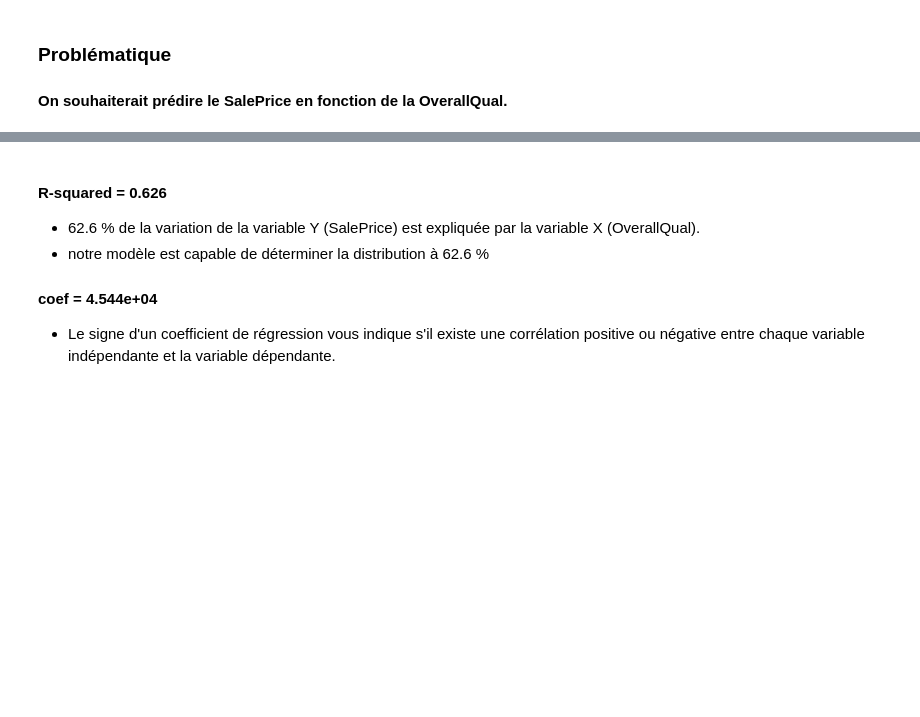
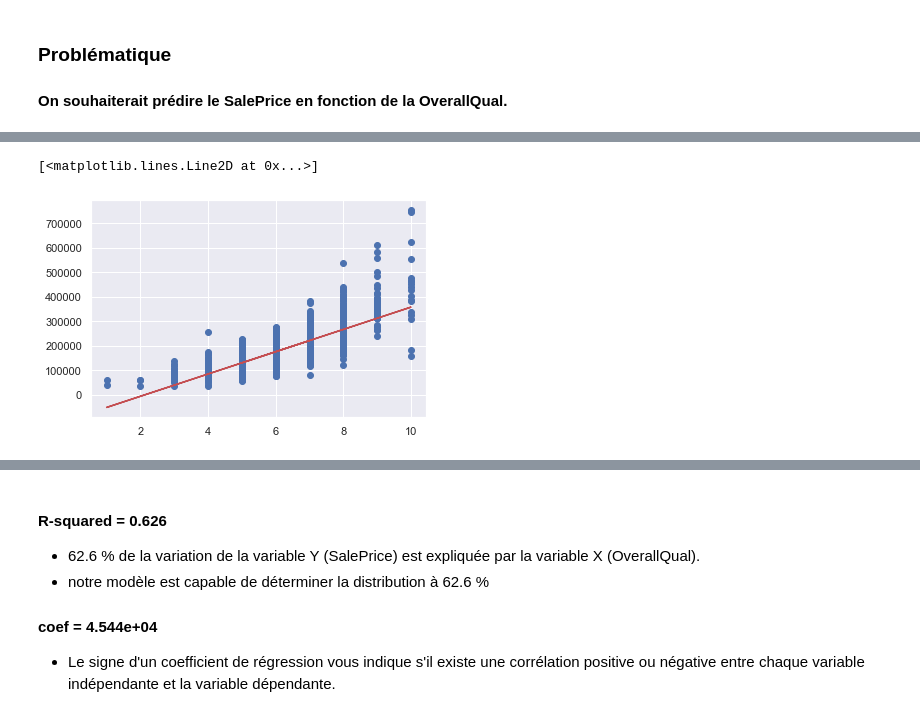
Before and after one commit to clement-camara/House-Prices, a Jupyter notebook: Untitled.ipynb, the cells around one changed output, grey strips where cells are left out. Drawn from its saved outputs; the diff is of its cells as text; code cells hidden in the pictures; blank space fills up the shorter version.

```diff
--- a/Untitled.ipynb
+++ b/Untitled.ipynb
@@ -145,6 +119,4 @@ sns.regplot(data=df2, x='OverallQual', y='SalePrice')
 ### Problématique
 #### On souhaiterait prédire le SalePrice en fonction de la OverallQual.
 # %%
-X = sm.add_constant(x)
-y =
-lm1 = smf.ols(formula='SalePrice ~ OverallQual', data=df).fit()
+model = smf.ols(formula='SalePrice ~ OverallQual', data=df).fit()
@@ -152,0 +134,3 @@ SyntaxError: invalid syntax (<ipython-input-340-023d26edda8f>, line 2)
+# %%
+df2['response'] = model.predict(df2)
+df2.head()
@@ -153 +149,8 @@ SyntaxError: invalid syntax (<ipython-input-340-023d26edda8f>, line 2)
+# %%
+plt.scatter(df2['OverallQual'],df['SalePrice'])
+plt.plot(df2['OverallQual'],df2['response'], color='r')
+#plt.show()
+# %% [output]
+[<matplotlib.lines.Line2D at 0x...>]
+[figure, added]
 # %%
```
Also changed, not shown: parts of 31 cells of this notebook.
